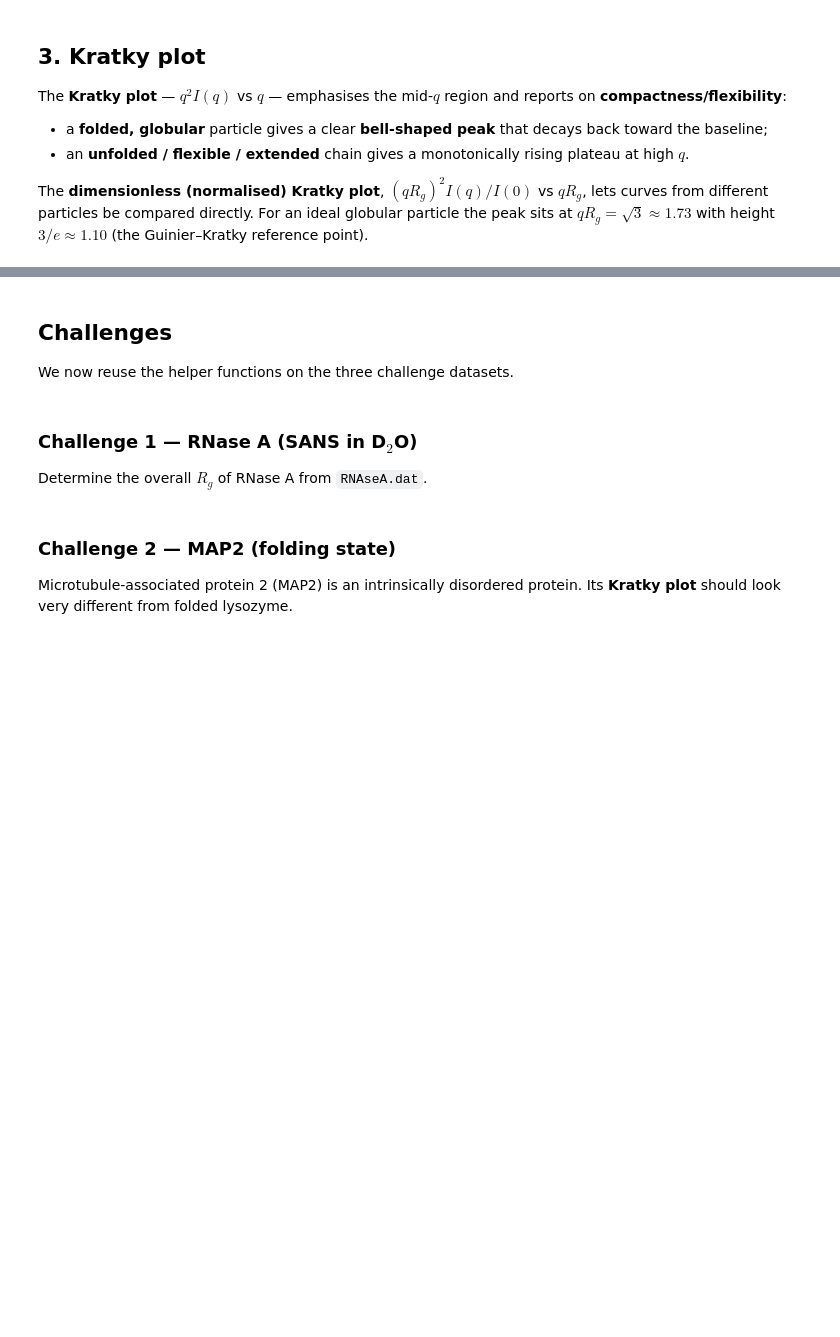
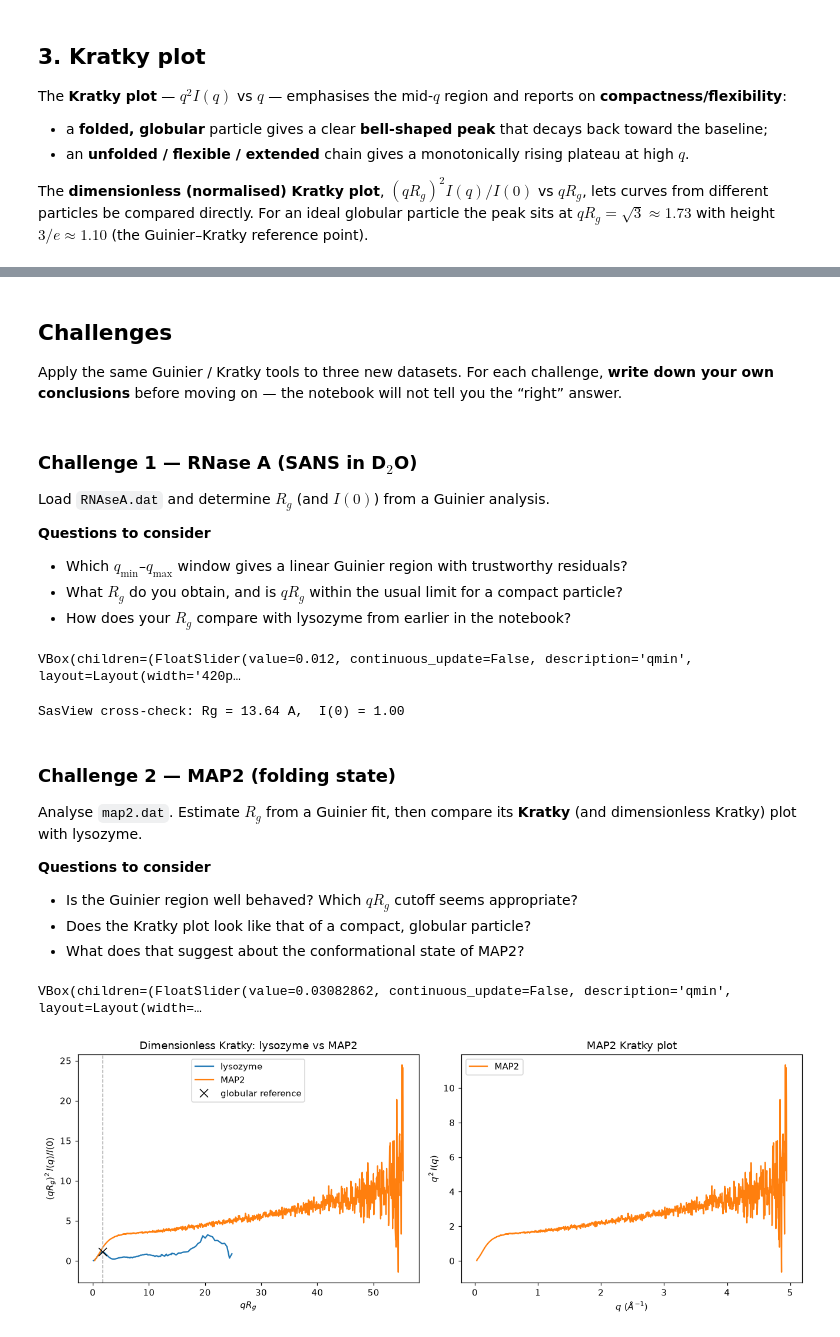
Before and after one commit to SasView/sasview, a Jupyter notebook: notebooks/PrimaryDataAnalysis/PrimaryDataAnalysis.ipynb, the cells around one changed output, grey strips where cells are left out. Cells and saved outputs as stored; diff of their text form; code cells hidden in the pictures; blank space fills up the shorter version.

Commit message:
Primary analysis notebook added

```diff
--- a/notebooks/PrimaryDataAnalysis/PrimaryDataAnalysis.ipynb
+++ b/notebooks/PrimaryDataAnalysis/PrimaryDataAnalysis.ipynb
@@ -306,45 +334,64 @@ print("The peak near qRg ~ sqrt(3) confirms lysozyme is compact and folded.")
 # %% [markdown]
 ## Challenges
 
-We now reuse the helper functions on the three challenge datasets.
+Apply the same Guinier / Kratky tools to three new datasets.
+For each challenge, **write down your own conclusions** before moving on —
+the notebook will not tell you the “right” answer.
 # %% [markdown]
 ### Challenge 1 &mdash; RNase A (SANS in D$_2$O)
 
-Determine the overall $R_g$ of RNase A from `RNAseA.dat`.
+Load `RNAseA.dat` and determine $R_g$ (and $I(0)$) from a Guinier analysis.
+
+**Questions to consider**
+
+* Which $q_{\min}$–$q_{\max}$ window gives a linear Guinier region with
+  trustworthy residuals?
+* What $R_g$ do you obtain, and is $qR_g$ within the usual limit for a
+  compact particle?
+* How does your $R_g$ compare with lysozyme from earlier in the notebook?
 # %%
 q1, I1, dI1 = load("RNAseA.dat")
 rnase = interactive_guinier(q1, I1, dI1, title="Challenge 1: RNase A",
                             qmin0=float(q1[I1 > 0][0]), qmax0=0.10)
-# After choosing the window, run this cell again (or the lines below) for SasView:
+
+# Optional: cross-check the current slider window with the SasView guinier model
 rg1, I01, mask1 = rnase["rg"], rnase["I0"], rnase["mask"]
 rg1_sv, I01_sv = sasview_guinier_fit(q1, I1, dI1, mask1, rg1, I01)
-print(f"RNase A SasView: Rg = {rg1_sv:.2f} A,  I(0) = {I01_sv:.2f}")
+print(f"SasView cross-check: Rg = {rg1_sv:.2f} A,  I(0) = {I01_sv:.2f}")
+# %% [output]
+VBox(children=(FloatSlider(value=0.012, continuous_update=False, description='qmin', layout=Layout(width='420p…
+SasView cross-check: Rg = 13.64 A,  I(0) = 1.00
 # %% [markdown]
 ### Challenge 2 &mdash; MAP2 (folding state)
 
-Microtubule-associated protein 2 (MAP2) is an intrinsically disordered
-protein. Its **Kratky plot** should look very different from folded lysozyme.
+Analyse `map2.dat`. Estimate $R_g$ from a Guinier fit, then compare its
+**Kratky** (and dimensionless Kratky) plot with lysozyme.
+
+**Questions to consider**
+
+* Is the Guinier region well behaved? Which $qR_g$ cutoff seems appropriate?
+* Does the Kratky plot look like that of a compact, globular particle?
+* What does that suggest about the conformational state of MAP2?
 # %%
 q2, I2, dI2 = load("map2.dat")
-# MAP2 is elongated/disordered: keep qRg <= 1.0 when choosing the window.
 map2 = interactive_guinier(q2, I2, dI2, title="Challenge 2: MAP2",
                            qmin0=float(q2[I2 > 0][0]), qmax0=0.08)
 rg2, I02 = map2["rg"], map2["I0"]
-print(f"MAP2: Guinier Rg = {rg2:.2f} +/- {map2['s_rg']:.2f} A")
 
 fig, (axa, axb) = plt.subplots(1, 2, figsize=(12, 4.5))
-dimensionless_kratky(q, I, rg_sv, I0_sv, ax=axa, label="lysozyme (folded)", color="C0")
+dimensionless_kratky(q, I, rg_sv, I0_sv, ax=axa,
+                     label="lysozyme", color="C0")
 dimensionless_kratky(q2, I2, rg2, I02, ax=axa, label="MAP2", color="C1")
 axa.axvline(np.sqrt(3), color="0.7", ls="--", lw=1)
-axa.plot(np.sqrt(3), 3/np.e, "kx", ms=9)
-axa.set_title("Dimensionless Kratky: folded vs disordered"); axa.legend()
+axa.plot(np.sqrt(3), 3 / np.e, "kx", ms=9, label="globular reference")
+axa.set_title("Dimensionless Kratky: lysozyme vs MAP2"); axa.legend()
 
 kratky(q2, I2, ax=axb, label="MAP2", color="C1")
 axb.set_title("MAP2 Kratky plot"); axb.legend()
 plt.tight_layout(); plt.show()
-
-print("MAP2 lacks a clean bell-shaped peak and rises/plateaus at high q -> "
-      "consistent with a flexible / disordered chain, not a compact globule.")
+# %% [output]
+VBox(children=(FloatSlider(value=0.03082862, continuous_update=False, description='qmin', layout=Layout(width=…
+[figure, added]
 # %% [markdown]
 ### Challenge 3 &mdash; pH-dependent discoidal particles
 
```
Also changed, not shown: parts of 9 cells of this notebook.
